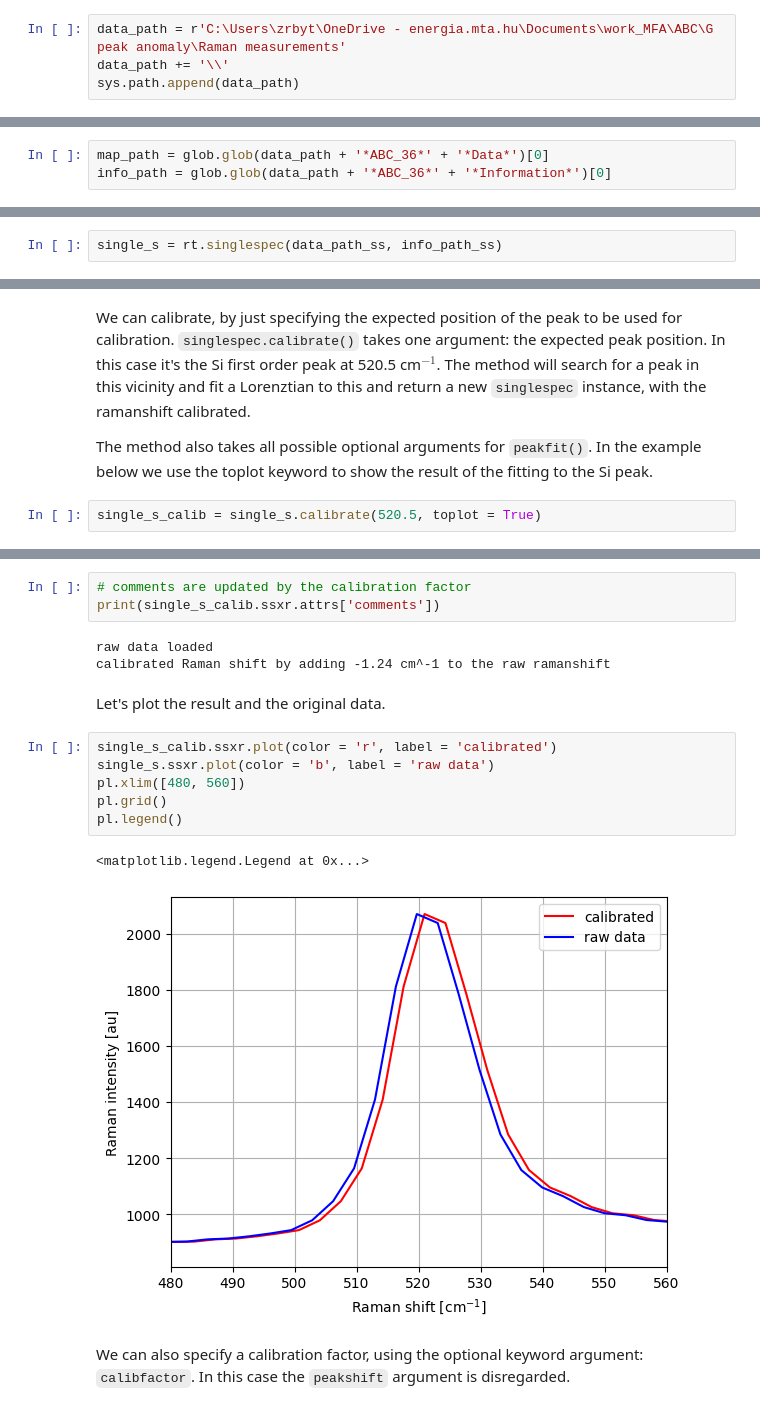
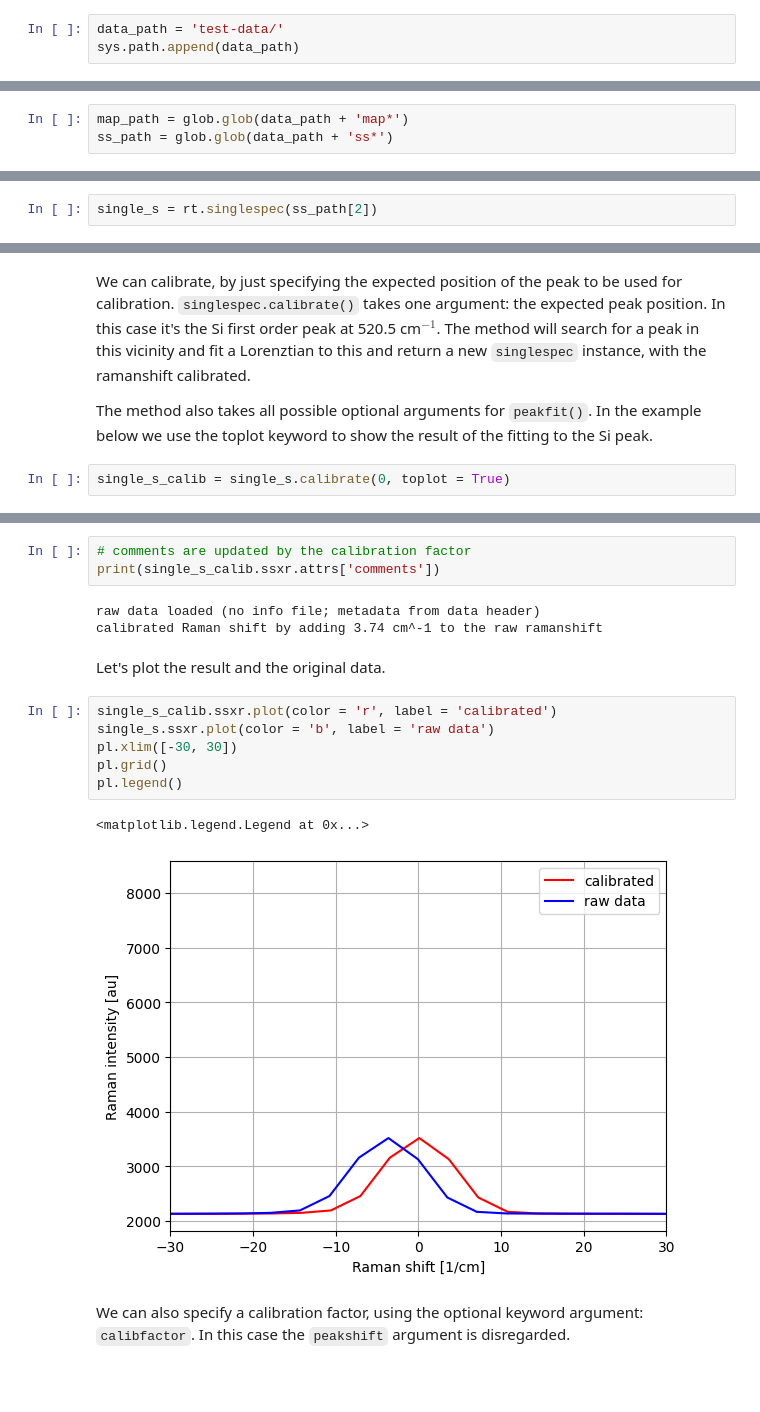
Before and after one commit to zrbyte/ramantools, a Jupyter notebook: ramantools tutorial.ipynb, the cells around one changed output, grey strips where cells are left out. Drawn from its saved outputs; the diff is of its cells as text; blank space fills up the shorter version.

```diff
--- a/ramantools tutorial.ipynb
+++ b/ramantools tutorial.ipynb
@@ -36,8 +34,7 @@ For this we need to load the map, exported as *table* from *Witec Project* or *W
 
 **Skip to [Loading test data from a URL](#Loading-test-data-from-a-URL)**.
 # %%
-data_path = r'C:\Users\zrbyt\OneDrive - energia.mta.hu\Documents\work_MFA\ABC\G peak anomaly\Raman measurements'
-data_path += '\\'
+data_path = 'test-data/'
 sys.path.append(data_path)
 # %% [markdown]
 Need to add `r` in front of the file path to treat it as a *raw string*, meaning that `\` is treated as a character.
@@ -49,3 +61,3 @@ glob.glob(data_path + '*')
 # %%
-map_path = glob.glob(data_path + '*ABC_36*' + '*Data*')[0]
-info_path = glob.glob(data_path + '*ABC_36*' + '*Information*')[0]
+map_path = glob.glob(data_path + 'map*')
+ss_path = glob.glob(data_path + 'ss*')
@@ -220,5 +219,5 @@ info_path_ss = 'test data/FLG36.MK_FLG_ABC_36--Spectrum--001--Information.txt'
 # %%
-single_s = rt.singlespec(data_path_ss, info_path_ss)
+single_s = rt.singlespec(ss_path[2])
 # %% [markdown]
 For single spectra, we also get an `xarray` object, called `ssxr`.
 # %% [markdown]
@@ -260,6 +247,6 @@ We can calibrate, by just specifying the expected position of the peak to be use
 
 The method also takes all possible optional arguments for `peakfit()`. In the example below we use the toplot keyword to show the result of the fitting to the Si peak.
 # %%
-single_s_calib = single_s.calibrate(520.5, toplot = True)
+single_s_calib = single_s.calibrate(0, toplot = True)
 # %% [output]
 Values of starting parameters:
@@ -276,18 +263,18 @@ offset : 903.43
 # comments are updated by the calibration factor
 print(single_s_calib.ssxr.attrs['comments'])
 # %% [output]
-raw data loaded
-calibrated Raman shift by adding -1.24 cm^-1 to the raw ramanshift
+raw data loaded (no info file; metadata from data header)
+calibrated Raman shift by adding 3.74 cm^-1 to the raw ramanshift
 # %% [markdown]
 Let's plot the result and the original data.
 # %%
 single_s_calib.ssxr.plot(color = 'r', label = 'calibrated')
 single_s.ssxr.plot(color = 'b', label = 'raw data')
-pl.xlim([480, 560])
+pl.xlim([-30, 30])
 pl.grid()
 pl.legend()
 # %% [output]
 <matplotlib.legend.Legend at 0x...>
-[figure, old version]
+[figure, new version]
 # %% [markdown]
 We can also specify a calibration factor, using the optional keyword argument: `calibfactor`. In this case the `peakshift` argument is disregarded.
```
Also changed, not shown: parts of 101 cells of this notebook, 3 other files.
